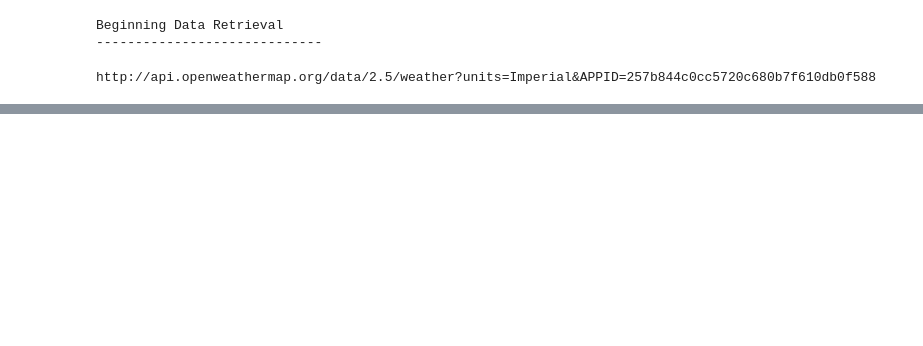
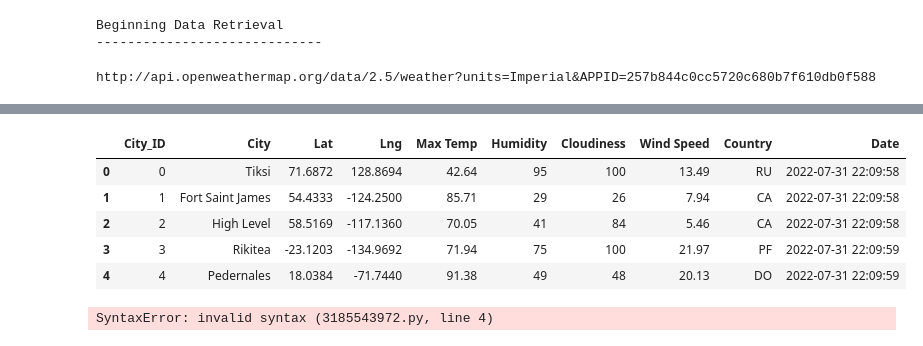
Before and after one commit to rpamintuan671/World_Weather_Analysis, a Jupyter notebook: WeatherPy.ipynb, the cells around one changed output, grey strips where cells are left out. Cells and saved outputs as stored; diff of their text form; code cells hidden in the pictures; blank space fills up the shorter version.

```diff
--- a/WeatherPy.ipynb
+++ b/WeatherPy.ipynb
@@ -399,0 +412,11 @@ plot_linear_regression(x_values, y_values,
+# %%
+# Store the CSV you saved created in part one into a DataFrame.
+city_data_df = pd.read_csv("C:/Users/Richard Pamintuan/Documents/Data Analyst Class Docs/Class Folder/World_Weather_Analysis/weather_data/cities.csv")
+city_data_df.head()
+# %% [output]
+|  | City_ID | City | Lat | Lng | Max Temp | Humidity | Cloudiness | Wind Speed | Country | Date |
+| 0 | 0 | Tiksi | 71.6872 | 128.8694 | 42.64 | 95 | 100 | 13.49 | RU | 2022-07-31 22:09:58 |
+| 1 | 1 | Fort Saint James | 54.4333 | -124.2500 | 85.71 | 29 | 26 | 7.94 | CA | 2022-07-31 22:09:58 |
+| 2 | 2 | High Level | 58.5169 | -117.1360 | 70.05 | 41 | 84 | 5.46 | CA | 2022-07-31 22:09:58 |
+| 3 | 3 | Rikitea | -23.1203 | -134.9692 | 71.94 | 75 | 100 | 21.97 | PF | 2022-07-31 22:09:59 |
+| 4 | 4 | Pedernales | 18.0384 | -71.7440 | 91.38 | 49 | 48 | 20.13 | DO | 2022-07-31 22:09:59 |
@@ -399,0 +426,16 @@ plot_linear_regression(x_values, y_values,
+# %%
+# 1. Assign the locations to an array of latitude and longitude pairs.
+locations = [latitude, longitude]
+# 2. Assign the weights variable to some values.
+temperatures = # an array of length equal to the locations array length
+# 3. Assign the figure variable to the gmaps.figure() attribute.
+fig = gmaps.figure()
+# 4. Assign the heatmap_layer variable to the heatmap_layer attribute and add in the locations.
+heatmap_layer = gmaps.heatmap_layer(locations, weights=temperatures)
+
+# 5. Add the heatmap layer.
+fig.add_layer(heatmap_layer)
+# 6. Call the figure to plot the data.
+fig
+# %% [output]
+SyntaxError: invalid syntax (3185543972.py, line 4)
```
Also changed, not shown: parts of 39 cells of this notebook, 7 other files.
